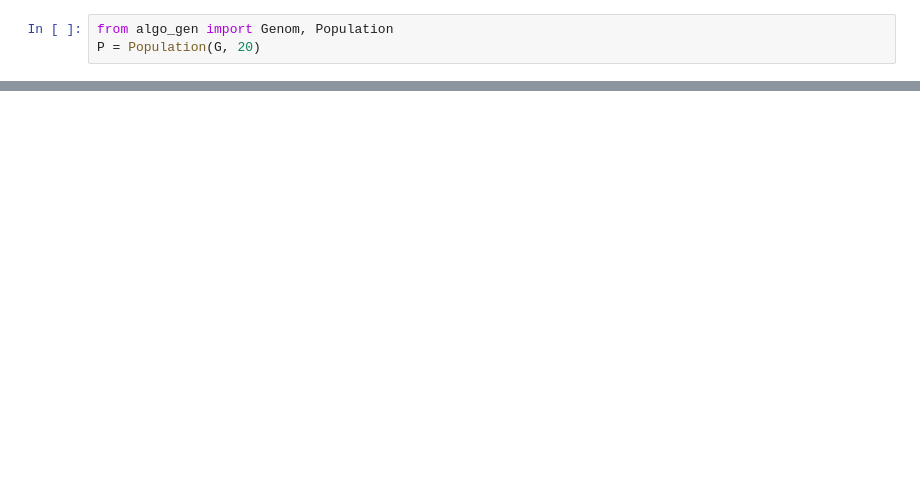
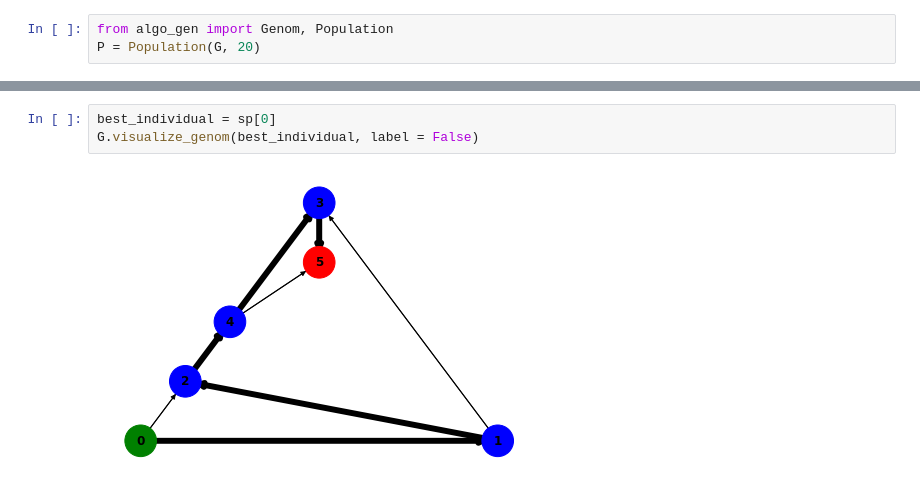
Before and after one commit to sSolal/crispy-octo-umbrella, a Jupyter notebook: code/project.ipynb, the cells around one changed output, grey strips where cells are left out. Saved outputs shown, nothing was run; the diff lists cells and outputs as text; blank space fills up the shorter version.

```diff
--- a/code/project.ipynb
+++ b/code/project.ipynb
@@ -49,0 +48,5 @@ sp = P.train(50)
+# %%
+best_individual = sp[0]
+G.visualize_genom(best_individual, label = False)
+# %% [output]
+[figure, added]
```
Also changed, not shown: parts of 7 cells of this notebook, 1 other file.
